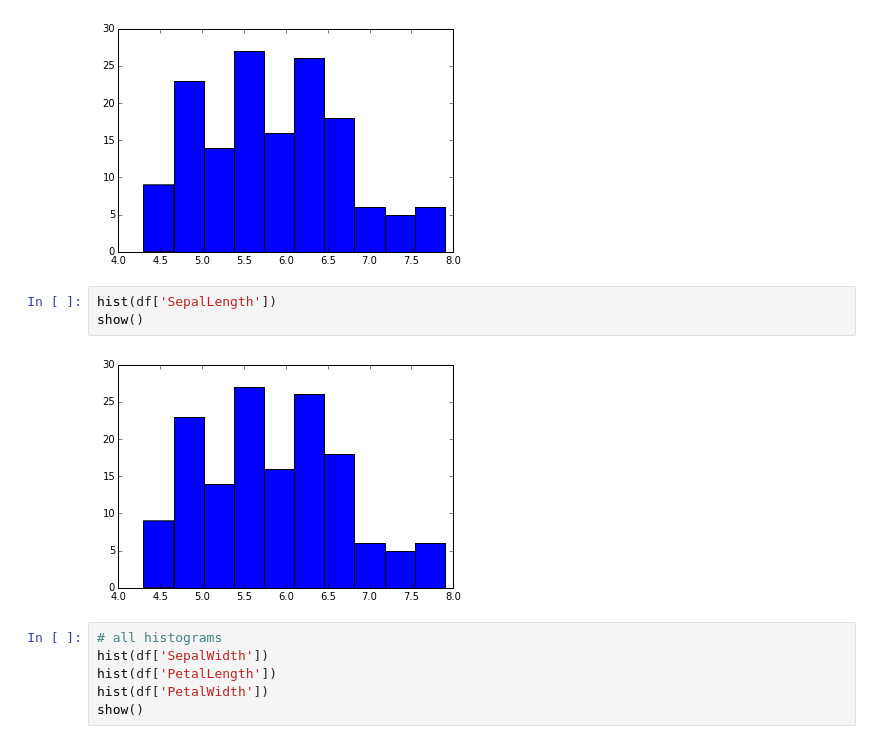
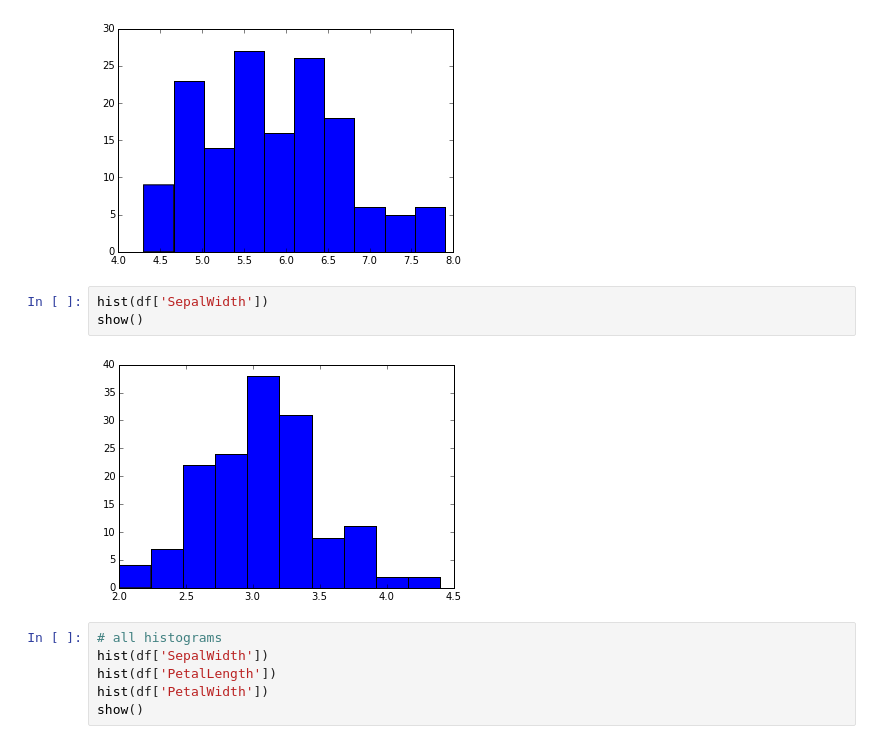
Before and after one commit to nickedes/Baby-science, a Jupyter notebook: Lessons/Random.ipynb, the cells around one changed output. Cells and saved outputs as stored; diff of their text form.

```diff
--- a/Lessons/Random.ipynb
+++ b/Lessons/Random.ipynb
@@ -64,10 +64,10 @@ show()
 # %% [output]
 [figure]
 # %%
-hist(df['SepalLength'])
+hist(df['SepalWidth'])
 show()
 # %% [output]
-[figure, old version]
+[figure, new version]
 # %%
 # all histograms
 hist(df['SepalWidth'])
```
